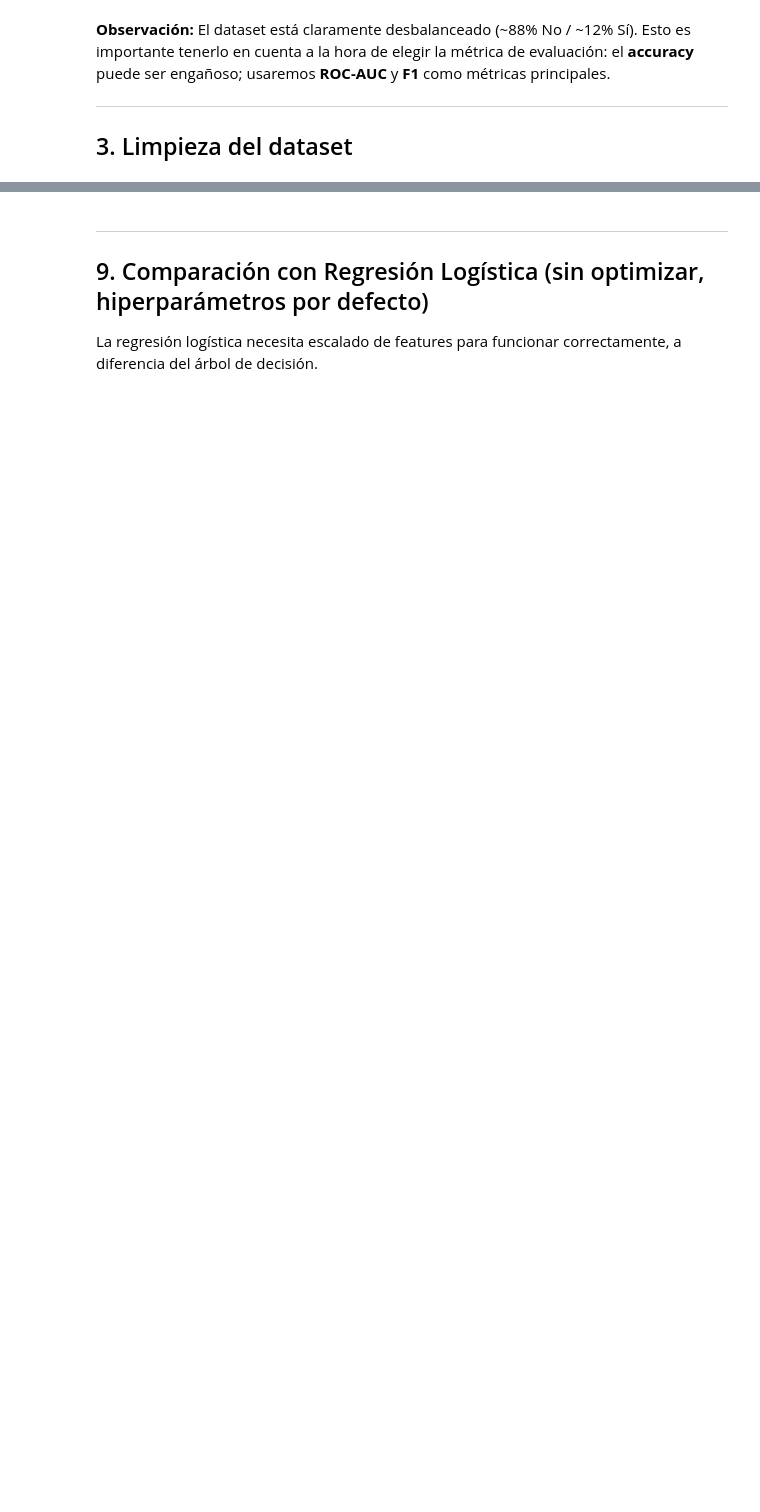
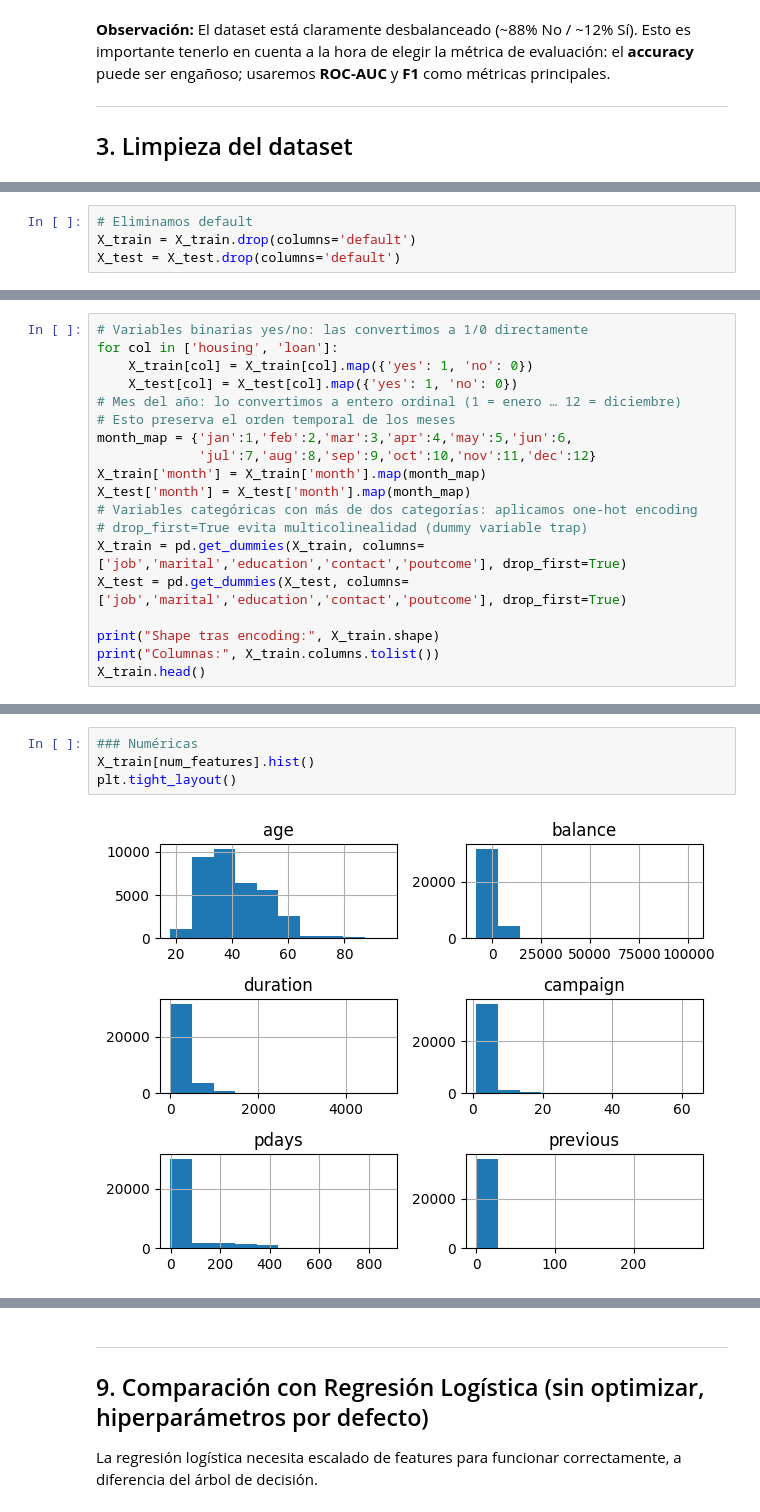
Before and after one commit to Emigarsan/DS-Online-Emilio-Garrote, a Jupyter notebook: Sprints/04_Machine_Learning/Sprint_11/Unidad_01_ML_Supervisado_Arboles_de_Decision/03_Practica_Obligatoria/18_Practica_Obligatoria_Arboles_de_Decision.ipynb, the cells around one changed output, grey strips where cells are left out. Saved outputs shown, nothing was run; the diff lists cells and outputs as text; blank space fills up the shorter version.

```diff
--- a/Sprints/04_Machine_Learning/Sprint_11/Unidad_01_ML_Supervisado_Arboles_de_Decision/03_Practica_Obligatoria/18_Practica_Obligatoria_Arboles_de_Decision.ipynb
+++ b/Sprints/04_Machine_Learning/Sprint_11/Unidad_01_ML_Supervisado_Arboles_de_Decision/03_Practica_Obligatoria/18_Practica_Obligatoria_Arboles_de_Decision.ipynb
@@ -336,0 +300,4 @@ plt.show()
+# %%
+# Eliminamos default
+X_train = X_train.drop(columns='default')
+X_test = X_test.drop(columns='default')
@@ -336,0 +329,19 @@ plt.show()
+# %%
+# Variables binarias yes/no: las convertimos a 1/0 directamente
+for col in ['housing', 'loan']:
+    X_train[col] = X_train[col].map({'yes': 1, 'no': 0})
+    X_test[col] = X_test[col].map({'yes': 1, 'no': 0})
+# Mes del año: lo convertimos a entero ordinal (1 = enero … 12 = diciembre)
+# Esto preserva el orden temporal de los meses
+month_map = {'jan':1,'feb':2,'mar':3,'apr':4,'may':5,'jun':6,
+             'jul':7,'aug':8,'sep':9,'oct':10,'nov':11,'dec':12}
+X_train['month'] = X_train['month'].map(month_map)
+X_test['month'] = X_test['month'].map(month_map)
+# Variables categóricas con más de dos categorías: aplicamos one-hot encoding
+# drop_first=True evita multicolinealidad (dummy variable trap)
+X_train = pd.get_dummies(X_train, columns=['job','marital','education','contact','poutcome'], drop_first=True)
+X_test = pd.get_dummies(X_test, columns=['job','marital','education','contact','poutcome'], drop_first=True)
+
+print("Shape tras encoding:", X_train.shape)
+print("Columnas:", X_train.columns.tolist())
+X_train.head()
@@ -336,0 +358,6 @@ plt.show()
+# %%
+### Numéricas
+X_train[num_features].hist()
+plt.tight_layout()
+# %% [output]
+[figure, added]
```
Also changed, not shown: parts of 47 cells of this notebook.
